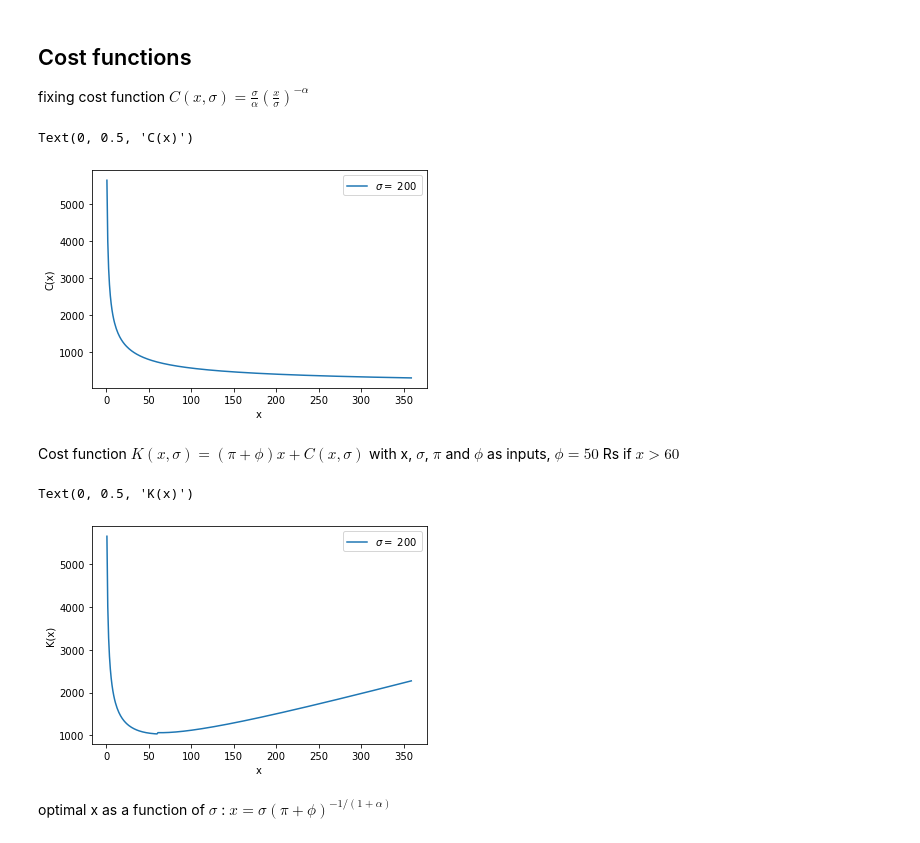
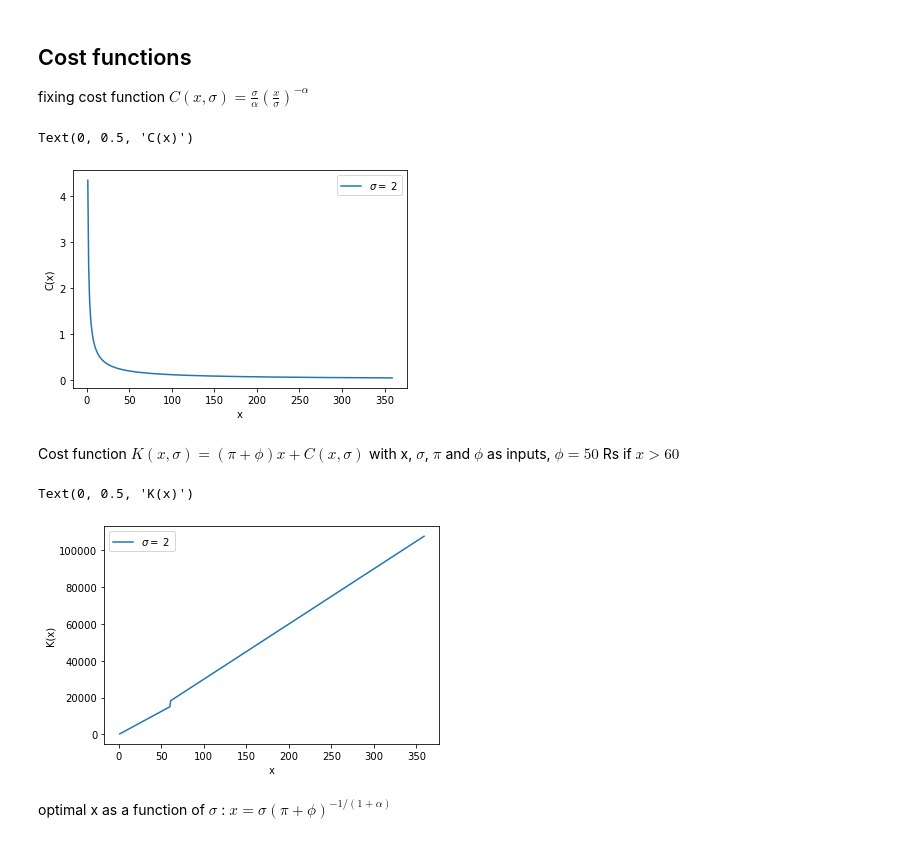
Before and after one commit to paulaleoni/delhi_outages, a Jupyter notebook: sim/simulations.ipynb, the cells around one changed output. Saved outputs shown, nothing was run; the diff lists cells and outputs as text; code cells hidden in the pictures.

Commit message:
some graphs added

```diff
--- a/sim/simulations.ipynb
+++ b/sim/simulations.ipynb
@@ -13,15 +16,20 @@ draw n random values for sigma
 # %%
 # number of random sigmas
 np.random.seed(111)
-n = 10000
+n = 1000
 # mean and sd of normal distribution
-m, s = 1,1
+m, s = 2,0.5
 sigma = np.random.lognormal(mean=m, sigma=s, size=n) # takes values for normal distribution as inputs
 # make to list
 sigma = sigma.tolist()
-#
+sigma = [x * 100 for x in sigma] # rescaling sigma
 print(pd.Series(sigma).describe())
 # distribution
 sns.kdeplot(sigma, label=r'density of $\sigma$')
 plt.legend()
+
+
+pi = 250
+phi = 50
+alpha = 0.8
 # %% [output]
@@ -41,4 +45,0 @@ define values for $\pi$ and $\phi$
-# %%
-pi = 5
-phi = 0.5
-alpha = 0.5
@@ -48,45 +64,42 @@ fixing cost function $C(x,\sigma) = \frac{\sigma}{\alpha} (\frac{x}{\sigma})^{-\
 # %%
 def C(x, sigma, alpha):
     first = sigma / alpha
     second = x / sigma
     power = -alpha
     return  first * (second**power)
 
 
 # plot for fixed sigma
-sigma_fix = 200
+sigma_fix = 2
 x = np.arange(1,360,1)
 plt.plot(x,C(x,sigma_fix, alpha), label = f'$\sigma = $ {sigma_fix}')
 plt.legend()
 plt.xlabel('x')
 plt.ylabel('C(x)')
 # %% [output]
 Text(0, 0.5, 'C(x)')
-[figure, old version]
+[figure, new version]
 # %% [markdown]
 Cost function $K(x,\sigma) = (\pi + \phi)x + C(x, \sigma)$ with x, $\sigma$, $\pi$ and $\phi$ as inputs, $\phi = 50$ Rs if $x > 60$
 # %%
-def K(x,sigma, pi, phi, alpha, type='scalar'):
+def K(x,sigma, pi, phi, alpha):
     if x <= 60:
         exp =  (pi) * x + C(x, sigma, alpha)
     elif x > 60:
         exp = (pi + phi) * x + C(x, sigma, alpha)
-    if type == 'scalar':
-        return exp
-    elif type == 'math_exp':
-        return math.exp(exp)
+    return exp
 
 
 # plot K with fixed sigma
 x = np.arange(1,360,1)
-Ks = [K(x,sigma = sigma_fix, pi = pi, phi = phi, alpha = alpha, type = 'scalar') for x in x]
+Ks = [K(x,sigma = sigma_fix, pi = pi, phi = phi, alpha = alpha) for x in x]
 plt.plot(x,Ks, label = f'$\sigma = $ {sigma_fix}')
 plt.legend()
 plt.xlabel('x')
 plt.ylabel('K(x)')
 # %% [output]
 Text(0, 0.5, 'K(x)')
-[figure, old version]
+[figure, new version]
 # %% [markdown]
 optimal x as a function of $\sigma$ : $x = \sigma (\pi + \phi)^{-1/(1+\alpha)}$
 # %%
```
Also changed, not shown: parts of 35 cells of this notebook.
